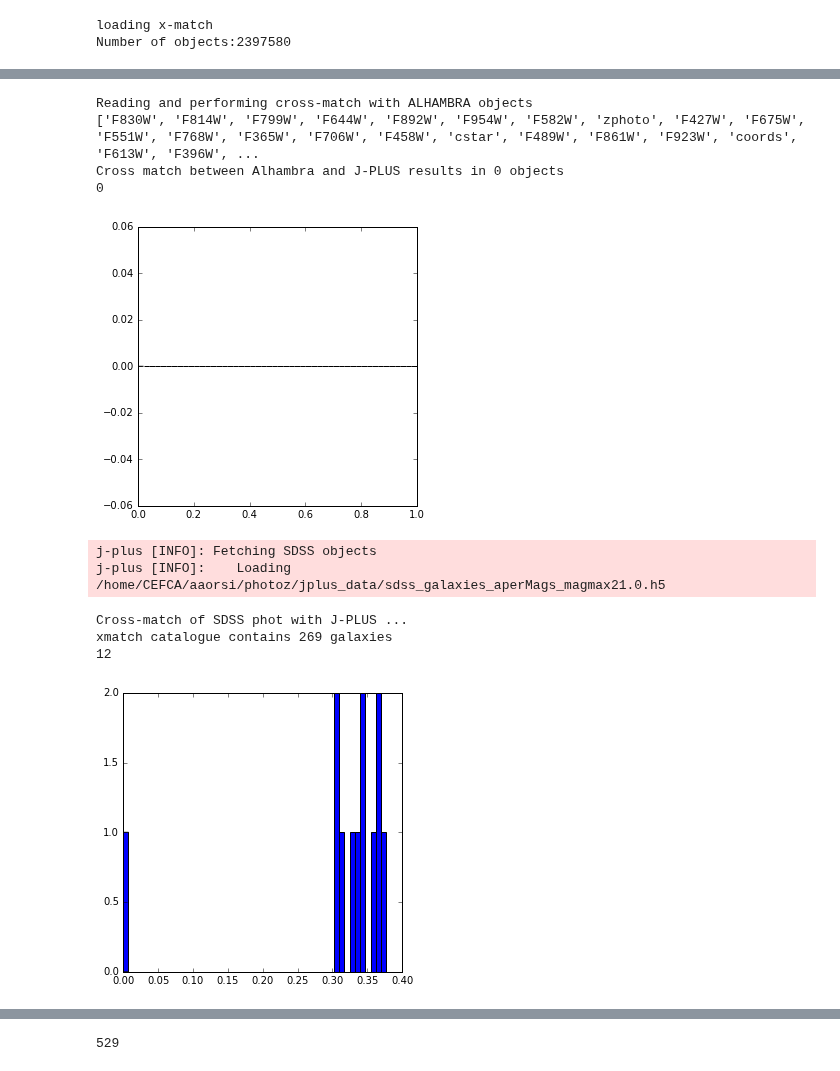
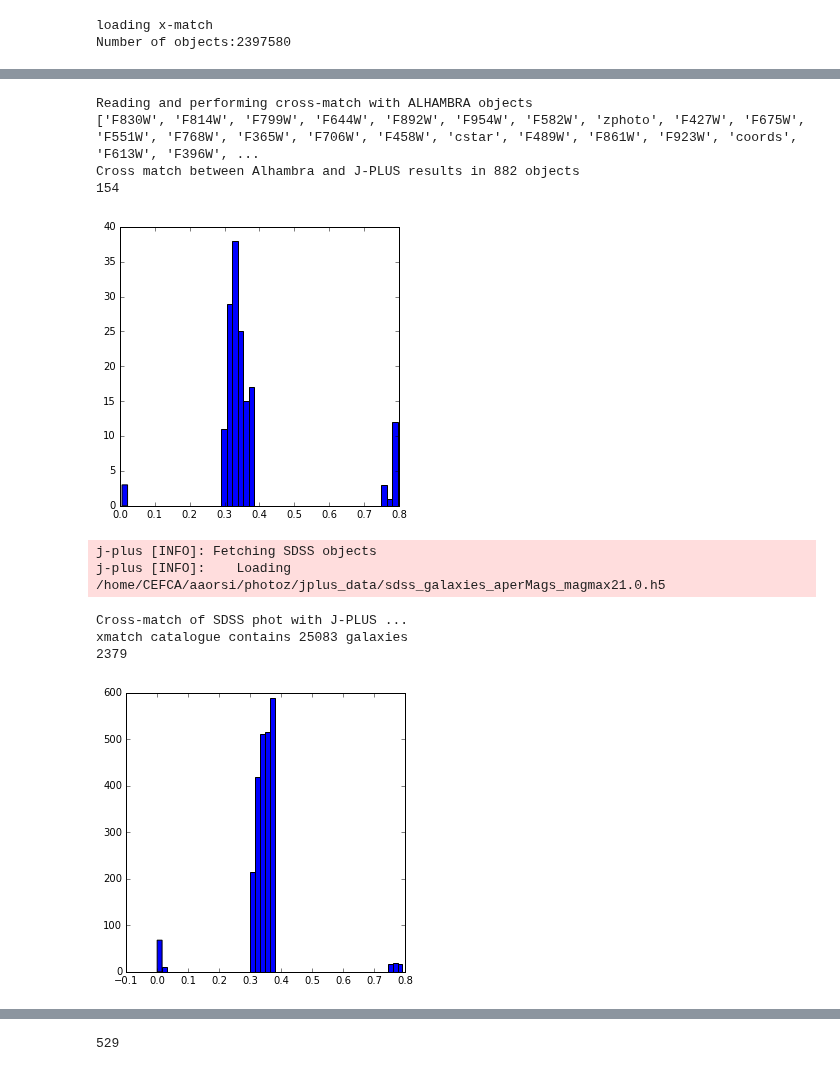
Before and after one commit to aaorsi/ELG_analysis, a Jupyter notebook: learn_ELGz.ipynb, the cells around one changed output, grey strips where cells are left out. Drawn from its saved outputs; the diff is of its cells as text; code cells hidden in the pictures.

```diff
--- a/learn_ELGz.ipynb
+++ b/learn_ELGz.ipynb
@@ -102,7 +101,7 @@ Number of objects:2397580
 # %%
 # Compute sigma curves for each tile
 %matplotlib inline
-ComputeSigmas = True
+ComputeSigmas = False
 import pickle
 
 if ComputeSigmas:
@@ -113,13 +112,14 @@ if ComputeSigmas:
     print 'Number of tiles:%d'%ntiles
     #sigma_tiles = []
 
-    npanels = 3
+    npanels = 10
 
     gs = gsc.GridSpec(npanels,1)
     gs.update(wspace=0.0, hspace=0.0, top=4)
     gal_jplus['ids'] = np.arange(0,len(gal_jplus['tile_id']))
     gal_jplus['elgcand'] = np.zeros(len(gal_jplus['tile_id']))
-
+    gal_jplus['dm_j0660'] = np.zeros(len(gal_jplus['tile_id']))
+    gal_jplus['dm_j0660_err'] = np.zeros(len(gal_jplus['tile_id']))
     nc = 0
     for i in range(ntiles):
 
@@ -127,18 +127,19 @@ if ComputeSigmas:
         if i < npanels:
             ax = plt.subplot(gs[i])
 
-        idcand = elg.continuum_curve(gal_jplus, alltiles[i], BroadLineName = 'rSDSS',
+        idcand,dm, dm_err = elg.continuum_curve(gal_jplus, alltiles[i], BroadLineName = 'rSDSS',
                  BroadNoLineName='gSDSS', Plot=ax if i < npanels else False,
-                 sigma_threshold = 2.0)
+                 sigma_threshold = 1.0)
         #sigma_tiles.append(sfunc)
 
         gal_jplus['elgcand'][idcand] = 1
-
+        gal_jplus['dm_j0660'][idcand] = dm
+        gal_jplus['dm_j0660_err'][idcand] = dm_err
         if i == npanels:
             ax.set_xlabel(r'$rSDSS$', fontsize=15)
         #plt.title('TileID: %d'%alltiles[i],fontsize=15)
         nc += len(idcand)
-        print nc
+
 
 
     elg_cand = jplus.tools.select_object(gal_jplus,gal_jplus['elgcand'] == 1)
@@ -183,0 +182,19 @@ plt.show()
+# %%
+
+# Choose which base catalogue to use when constructing the dataset
+#dcat = gal_jplus
+suff = 'SDSS'
+
+dm = mtools.gen_3fm(gal_jplus['J0660'][:,0],
+                    gal_jplus['r'+suff][:,0], gal_jplus['g'+suff][:,0],
+                    Broad_NoLineName='gSDSS')
+
+mask = ((dm > 0) &
+        (gal_jplus['g'+suff][:,0] > 20) &
+        (gal_jplus['mask_flags_J0660'] == 0) &
+        (gal_jplus['single_detect_J0660'] != 0) &
+        (1./gal_jplus['J0660'][:,1] > 3))
+
+dcat = jplus.tools.select_object(gal_jplus, mask)
+
+print 'Total number of J-PLUS objects for cross-matches: %d'%len(dcat['tile_id'])
@@ -249,38 +278,38 @@ print 'Reading and performing cross-match with ALHAMBRA objects'
 import deepdish as dd
 AlhambraFile = '/home/CEFCA/aaorsi/work/alhambra/Alhambra.hdf5'
 
 alh = dd.io.load(AlhambraFile)
 print alh.keys()
 
 
-alh_d,alh_ind = jplus.tools.crossmatch_angular(elg_cand['coords'],alh['coords'],max_distance=3e-4)
+alh_d,alh_ind = jplus.tools.crossmatch_angular(dcat['coords'],alh['coords'],max_distance=3e-4)
 alh_m = ((alh_d != np.inf))
 
-j_alh = jplus.tools.select_object(elg_cand, alh_m)
+j_alh = jplus.tools.select_object(dcat, alh_m)
 print 'Cross match between Alhambra and J-PLUS results in %ld objects' % len(j_alh['tile_id'])
 j_alh['z_spec'] = alh['zphoto'][alh_ind[alh_m]]
 
 plt.rcParams['figure.figsize'] = 5, 5
 
 mask_elgs =  (
             (((j_alh['z_spec'] > z_ha[0])   & (j_alh['z_spec'] < z_ha[1]))   |
            ((j_alh['z_spec'] > z_hb[0])   & (j_alh['z_spec'] < z_hb[1]))   |
            ((j_alh['z_spec'] > z_oiii[0]) & (j_alh['z_spec'] < z_oiii[1])) |
            ((j_alh['z_spec'] > z_oii[0])  & (j_alh['z_spec'] < z_oii[1]))))
 
 
 plt.hist(j_alh['z_spec'][mask_elgs], bins=50)
 nalh = len(j_alh['z_spec'][mask_elgs])
 
 j_alhambra = jplus.tools.select_object(j_alh, mask_elgs)
 
 print nalh
 # %% [output]
 Reading and performing cross-match with ALHAMBRA objects
 ['F830W', 'F814W', 'F799W', 'F644W', 'F892W', 'F954W', 'F582W', 'zphoto', 'F427W', 'F675W', 'F551W', 'F768W', 'F365W', 'F706W', 'F458W', 'cstar', 'F489W', 'F861W', 'F923W', 'coords', 'F613W', 'F396W', ...
-Cross match between Alhambra and J-PLUS results in 0 objects
-0
+Cross match between Alhambra and J-PLUS results in 882 objects
+154
-[figure, old version]
+[figure, new version]
 # %%
 # Loading SDSS data
 
@@ -289,10 +318,10 @@ gal_sdss_spec = jplus.datasets.fetch_sdss_objects(mag_type="aperMags",overwrite=
                                                     casjobs=True, object_name="galaxies")
 
 print 'Cross-match of SDSS phot with J-PLUS ...'
-d,ind = jplus.tools.crossmatch_angular(elg_cand['coords'],gal_sdss_spec['coords'],max_distance=3e-4)
+d,ind = jplus.tools.crossmatch_angular(dcat['coords'],gal_sdss_spec['coords'],max_distance=3e-4)
 m = ((d != np.inf))
 
-j_spec = jplus.tools.select_object(elg_cand, m)
+j_spec = jplus.tools.select_object(dcat, m)
 
 
 print 'xmatch catalogue contains %ld galaxies' % len(j_spec['tile_id'])
@@ -324,9 +353,9 @@ print nsdss
 j-plus [INFO]: Fetching SDSS objects
 j-plus [INFO]:    Loading /home/CEFCA/aaorsi/photoz/jplus_data/sdss_galaxies_aperMags_magmax21.0.h5
 Cross-match of SDSS phot with J-PLUS ...
-xmatch catalogue contains 269 galaxies
-12
+xmatch catalogue contains 25083 galaxies
+2379
-[figure, old version]
+[figure, new version]
 # %%
 %matplotlib inline
 import matplotlib.gridspec as gsc
```
Also changed, not shown: parts of 18 cells of this notebook, 1 other file.
